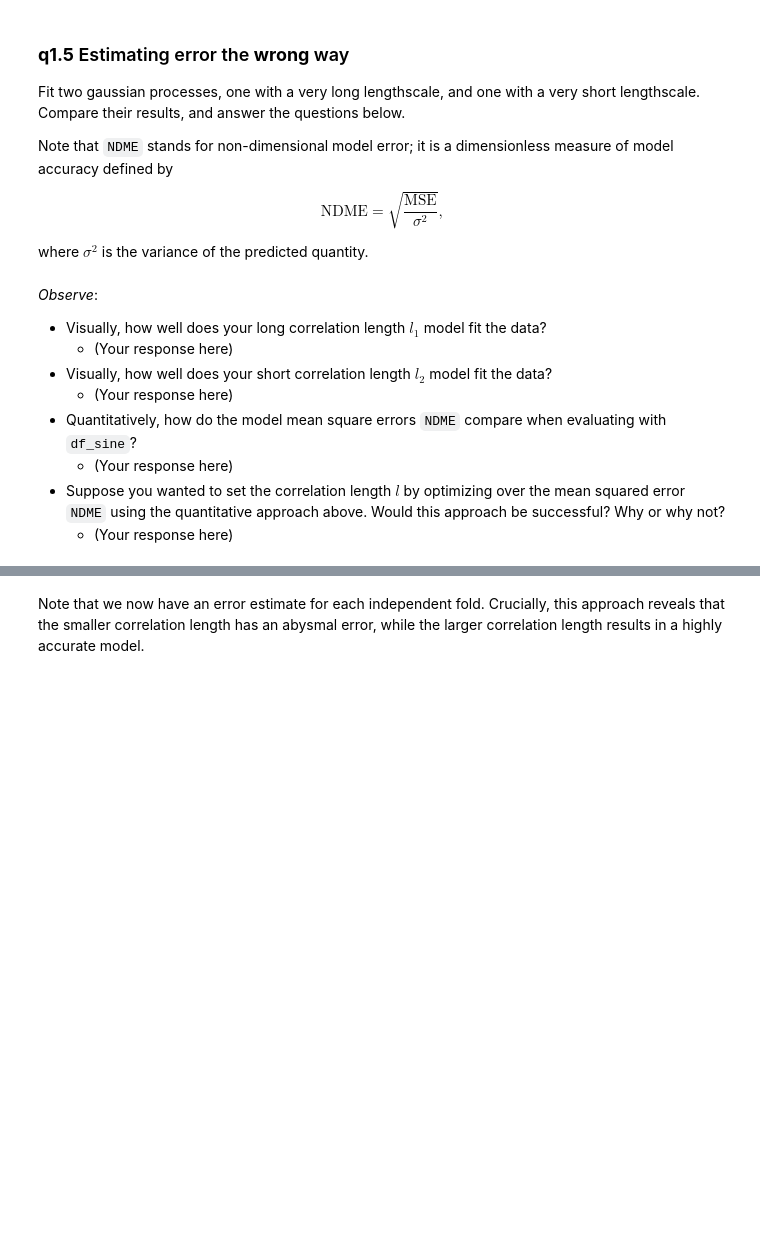
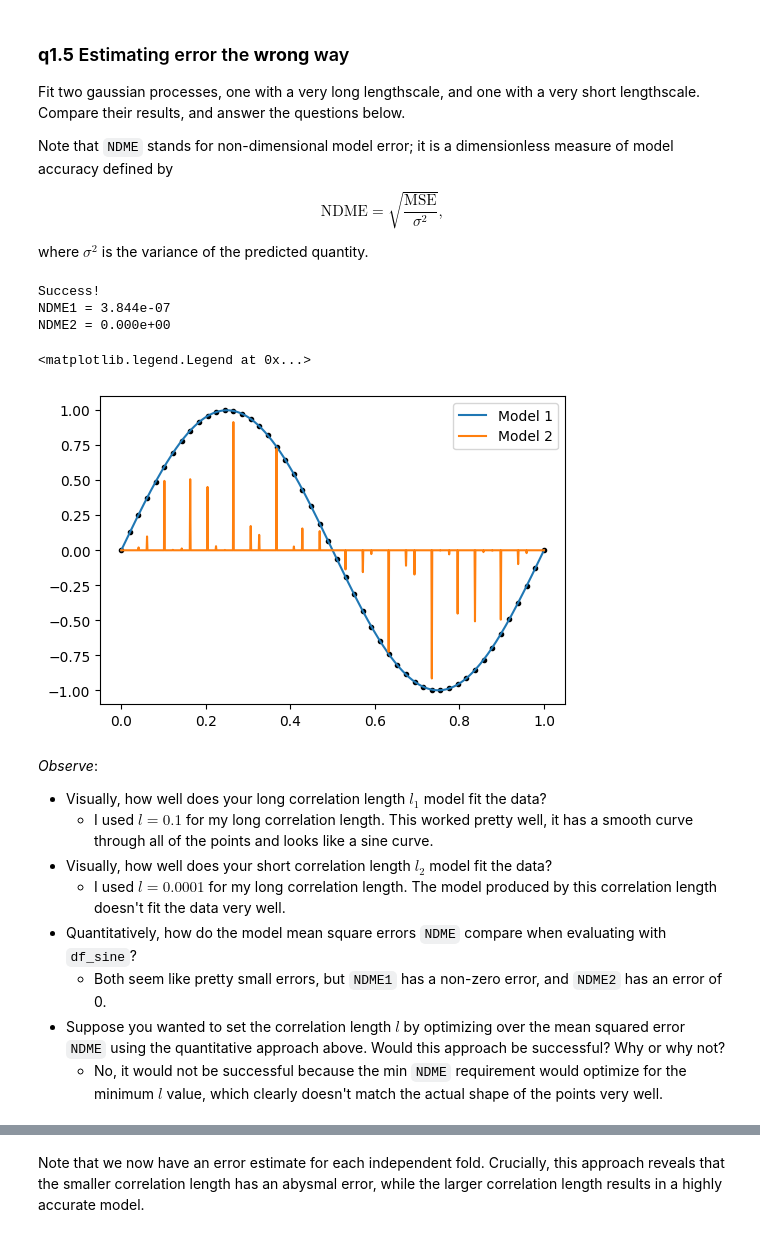
Before and after one commit to amineeva/PDO, a Jupyter notebook: assignments/nb6-surrogates-assignment.ipynb, the cells around one changed output, grey strips where cells are left out. Cells and saved outputs as stored; diff of their text form; code cells hidden in the pictures; blank space fills up the shorter version.

```diff
--- a/assignments/nb6-surrogates-assignment.ipynb
+++ b/assignments/nb6-surrogates-assignment.ipynb
@@ -478,47 +478,68 @@ df_sine = (
     >> gr.tf_mutate(y=gr.sin(2 * np.pi * DF.x))
 )
 
-# md_fit1 = ??? # Fit with a long correlation length l
-# md_fit2 = ??? # Fit with a short correlation length l
+# Fit with a long correlation length l (l = 0.1)
+md_fit1 = (
+    df_sine>> ft_gp(
+        var=["x"],
+        out = ["y"],
+        kernels = RBF(0.1, length_scale_bounds="fixed")
+    )
+)
+
+# Fit with a short correlation length l (l = 0.0001)
+md_fit2 = (
+    df_sine>> ft_gp(
+        var=["x"],
+        out = ["y"],
+        kernels = RBF(1e-4, length_scale_bounds="fixed")
+    )
+)
 
 
 ## NOTE: No need to edit; use this to check your work
 df_err1 = (
     md_fit1
     >> gr.ev_df(df=df_sine)
     >> gr.tf_summarize(ndme=gr.ndme(DF.y_mean, DF.y))
 )
 df_err2 = (
     md_fit2
     >> gr.ev_df(df=df_sine)
     >> gr.tf_summarize(ndme=gr.ndme(DF.y_mean, DF.y))
 )
 
 assert(df_err1.ndme[0] < 1e-6)
 assert(df_err2.ndme[0] < 1e-6)
 print("Success!")
 print("NDME1 = {0:4.3e}".format(df_err1.ndme[0]))
 print("NDME2 = {0:4.3e}".format(df_err2.ndme[0]))
 
 df_fit1 = gr.eval_df(md_fit1, df=gr.df_make(x=np.linspace(0, 1, num=1000)))
 df_fit2 = gr.eval_df(md_fit2, df=gr.df_make(x=np.linspace(0, 1, num=1000)))
 
 # Visualize
 plt.plot(df_sine.x, df_sine.y, "k.")
 plt.plot(df_fit1.x, df_fit1.y_mean, label="Model 1")
 plt.plot(df_fit2.x, df_fit2.y_mean, label="Model 2")
 plt.legend(loc=0)
+# %% [output]
+Success!
+NDME1 = 3.844e-07
+NDME2 = 0.000e+00
+<matplotlib.legend.Legend at 0x...>
+[figure, added]
 # %% [markdown]
 *Observe*:
 
 - Visually, how well does your long correlation length $l_1$ model fit the data?
-  - (Your response here)
+  - I used $l = 0.1$ for my long correlation length. This worked pretty well, it has a smooth curve through all of the points and looks like a sine curve.
 - Visually, how well does your short correlation length $l_2$ model fit the data?
-  - (Your response here)
+  - I used $l = 0.0001$ for my long correlation length. The model produced by this correlation length doesn't fit the data very well.
 - Quantitatively, how do the model mean square errors `NDME` compare when evaluating with `df_sine`?
-  - (Your response here)
+  - Both seem like pretty small errors, but `NDME1` has a non-zero error, and `NDME2` has an error of 0.
 - Suppose you wanted to set the correlation length $l$ by optimizing over the mean squared error `NDME` using the quantitative approach above. Would this approach be successful? Why or why not?
-  - (Your response here)
+  - No, it would not be successful because the min `NDME` requirement would optimize for the minimum $l$ value, which clearly doesn't match the actual shape of the points very well.
 # %% [markdown]
 ### Estimating Error with Cross Validation
 
```
Also changed, not shown: parts of 5 cells of this notebook.
